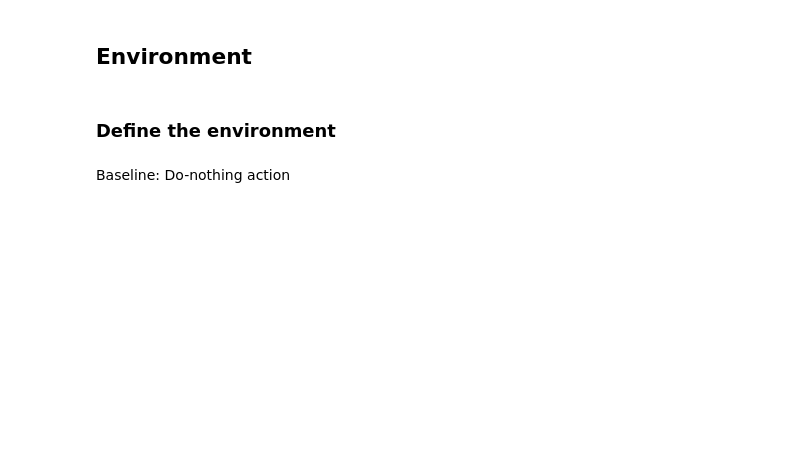
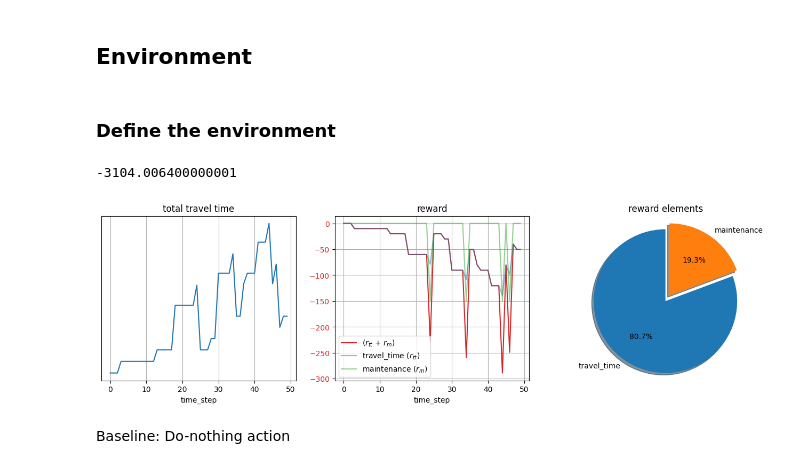
Before and after one commit to AI-for-Infrastructure-Management/imp-act, a Jupyter notebook: trivial_baselines.ipynb, the cells around one changed output. Saved outputs shown, nothing was run; the diff lists cells and outputs as text; code cells hidden in the pictures; blank space fills up the shorter version.

```diff
--- a/trivial_baselines.ipynb
+++ b/trivial_baselines.ipynb
@@ -9,20 +10,3 @@ from environment_presets import small_environment_dict
 ### Define the environment
 # %%
 env = RoadEnvironment(**small_environment_dict)
-# %%
-def rollout(env, policy, verbose=False):
-
-    state = env.reset()
-    done = False
-    total_reward = 0
-
-    while not done:
-        actions = policy(env)
-        next_state, reward, done, info = env.step(actions)
-
-        if verbose:
-            print(f' actions: {actions}, reward: {reward}')
-
-        total_reward += reward
-
-    return total_reward
@@ -31,3 +78,10 @@ rollout(env, lambda env: [[0]*segments for segments in env.edge_segments_numbers
+# %%
+# rollout(env, do_nothing_policy, plot=True)
+rollout(env, failure_replace_policy, plot=True)
+# rollout(env, always_replace_policy, plot=True)
+# %% [output]
+-3104.006400000001
+[figure, added]
 # %% [markdown]
 Baseline: Do-nothing action
 # %%
```
Also changed, not shown: parts of 8 cells of this notebook, 1 other file.
